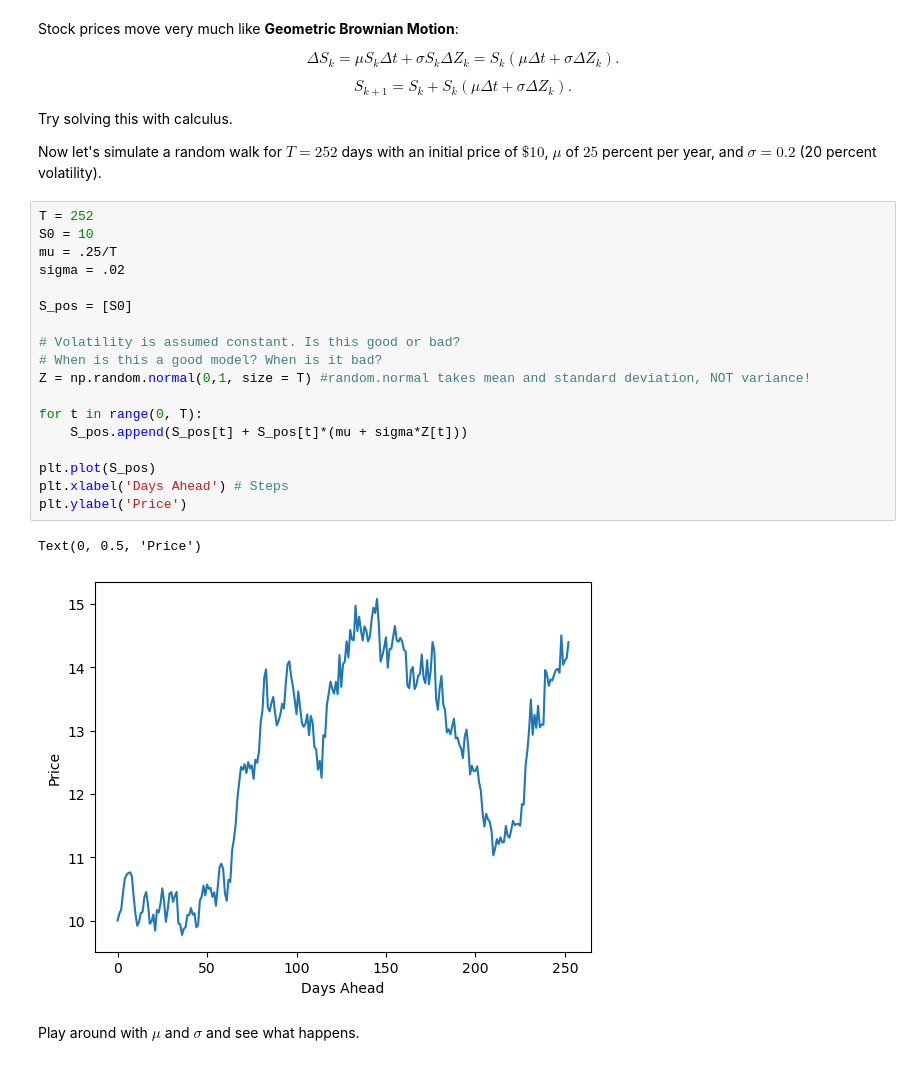
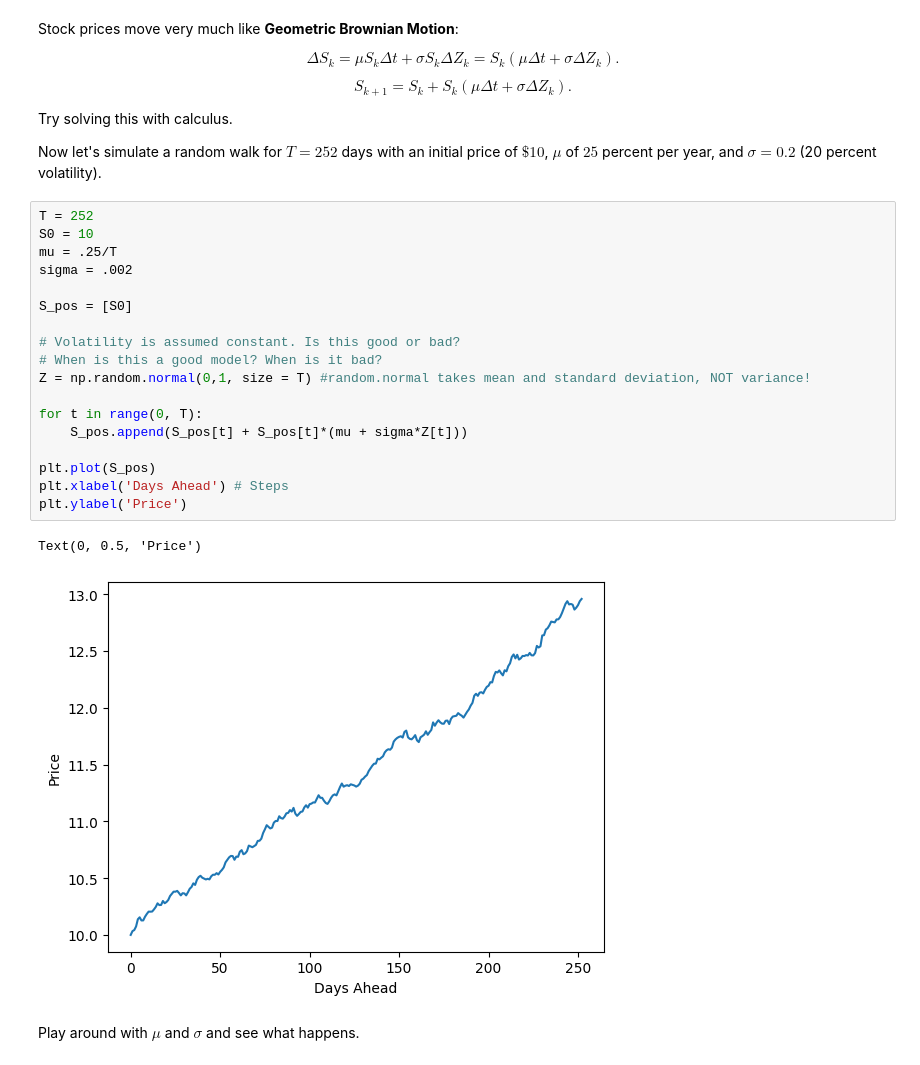
Before and after one commit to simeongluzman/qa-f23, a Jupyter notebook: MC-RW/random-walk.ipynb, the cells around one changed output. Cells and saved outputs as stored; diff of their text form.

```diff
--- a/MC-RW/random-walk.ipynb
+++ b/MC-RW/random-walk.ipynb
@@ -24,24 +25,24 @@ Now let's simulate a random walk for $T = 252$ days with an initial price of $\$
 # %%
 T = 252
 S0 = 10
 mu = .25/T
-sigma = .02
+sigma = .002
 
 S_pos = [S0]
 
 # Volatility is assumed constant. Is this good or bad?
 # When is this a good model? When is it bad?
 Z = np.random.normal(0,1, size = T) #random.normal takes mean and standard deviation, NOT variance!
 
 for t in range(0, T):
     S_pos.append(S_pos[t] + S_pos[t]*(mu + sigma*Z[t]))
 
 plt.plot(S_pos)
 plt.xlabel('Days Ahead') # Steps
 plt.ylabel('Price')
 # %% [output]
 Text(0, 0.5, 'Price')
-[figure, old version]
+[figure, new version]
 # %% [markdown]
 Play around with $\mu$ and $\sigma$ and see what happens.
 # %% [markdown]
```
Also changed, not shown: parts of 4 cells of this notebook.
